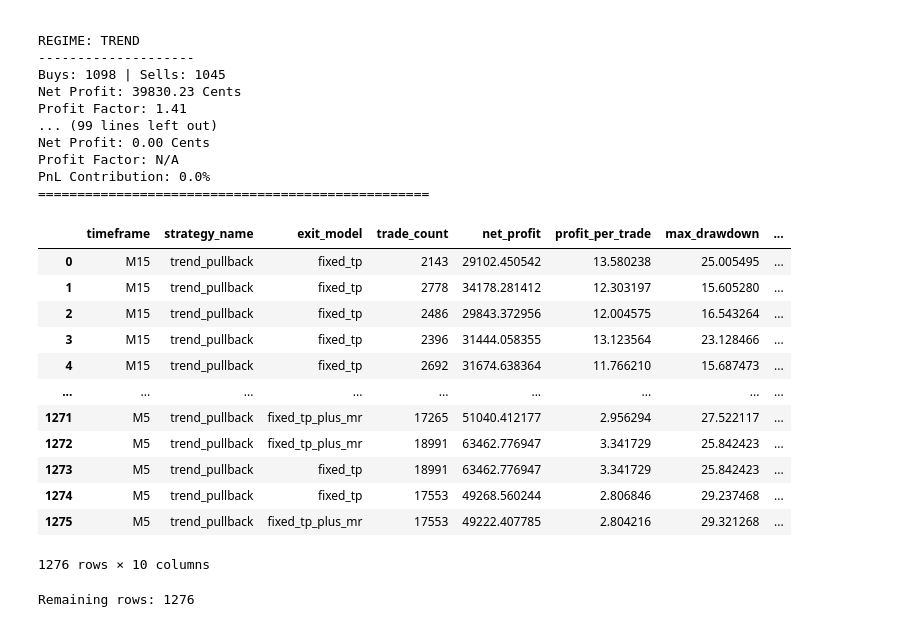
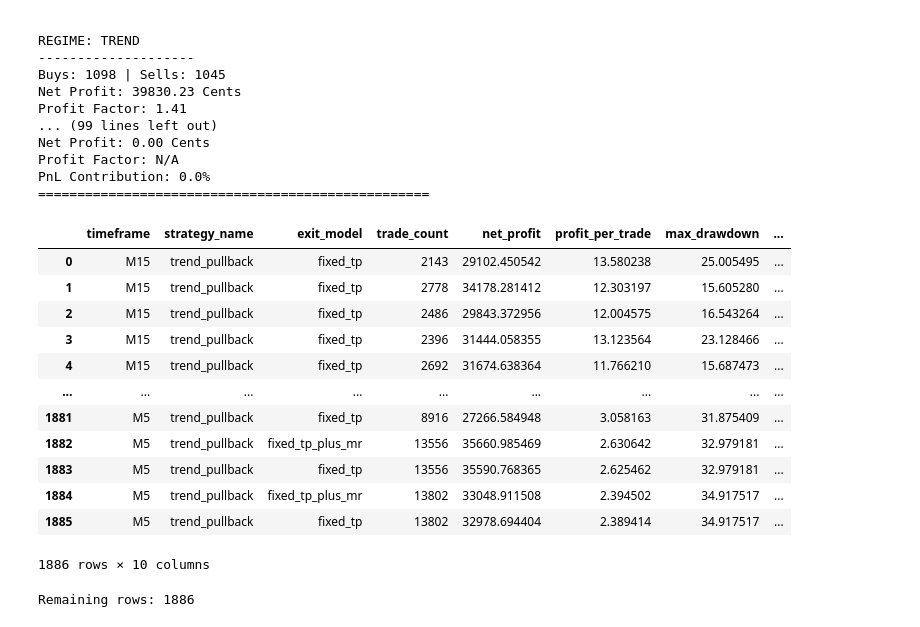
Before and after one commit to lucasmos/GoldRegime_X, a Jupyter notebook: notebooks/Strategy_Tester.ipynb, the cells around one changed output. Drawn from its saved outputs; the diff is of its cells as text; code cells hidden in the pictures.

```diff
--- a/notebooks/Strategy_Tester.ipynb
+++ b/notebooks/Strategy_Tester.ipynb
@@ -1561,37 +1561,43 @@ Profit Factor: N/A
 PnL Contribution: 0.0%
 ==================================================
 # %%
-MAX_DD_PCT = 30.0  # adjust cap (percent)
+MAX_DD_PCT = 35.0  # adjust cap (percent)
 
 cols = [
     "timeframe", "strategy_name", "exit_model",
     "trade_count", "net_profit", "profit_per_trade",
     "max_drawdown", "robust_score", "profit_factor", "sharpe"
 ]
 
-filtered = all_results[
-    all_results["max_drawdown"] <= MAX_DD_PCT
+results_df = globals().get("all_results", None)
+if results_df is None:
+    results_df = globals().get("valid_results", None)
+if results_df is None:
+    raise NameError("all_results and valid_results are not defined. Run the backtest cell first.")
+
+filtered = results_df[
+    results_df["max_drawdown"] <= MAX_DD_PCT
 ]
 
 display(
     filtered[cols]
     .sort_values(["timeframe", "robust_score"], ascending=[True, False])
     .reset_index(drop=True)
 )
 
 print("Remaining rows:", len(filtered))
 # %% [output]
 |  | timeframe | strategy_name | exit_model | trade_count | net_profit | profit_per_trade | max_drawdown | ... |
 | 0 | M15 | trend_pullback | fixed_tp | 2143 | 29102.450542 | 13.580238 | 25.005495 | ... |
 | 1 | M15 | trend_pullback | fixed_tp | 2778 | 34178.281412 | 12.303197 | 15.605280 | ... |
 | 2 | M15 | trend_pullback | fixed_tp | 2486 | 29843.372956 | 12.004575 | 16.543264 | ... |
 | 3 | M15 | trend_pullback | fixed_tp | 2396 | 31444.058355 | 13.123564 | 23.128466 | ... |
 | 4 | M15 | trend_pullback | fixed_tp | 2692 | 31674.638364 | 11.766210 | 15.687473 | ... |
 | ... | ... | ... | ... | ... | ... | ... | ... | ... |
-| 1271 | M5 | trend_pullback | fixed_tp_plus_mr | 17265 | 51040.412177 | 2.956294 | 27.522117 | ... |
-| 1272 | M5 | trend_pullback | fixed_tp_plus_mr | 18991 | 63462.776947 | 3.341729 | 25.842423 | ... |
-| 1273 | M5 | trend_pullback | fixed_tp | 18991 | 63462.776947 | 3.341729 | 25.842423 | ... |
-| 1274 | M5 | trend_pullback | fixed_tp | 17553 | 49268.560244 | 2.806846 | 29.237468 | ... |
-| 1275 | M5 | trend_pullback | fixed_tp_plus_mr | 17553 | 49222.407785 | 2.804216 | 29.321268 | ... |
+| 1881 | M5 | trend_pullback | fixed_tp | 8916 | 27266.584948 | 3.058163 | 31.875409 | ... |
+| 1882 | M5 | trend_pullback | fixed_tp_plus_mr | 13556 | 35660.985469 | 2.630642 | 32.979181 | ... |
+| 1883 | M5 | trend_pullback | fixed_tp | 13556 | 35590.768365 | 2.625462 | 32.979181 | ... |
+| 1884 | M5 | trend_pullback | fixed_tp_plus_mr | 13802 | 33048.911508 | 2.394502 | 34.917517 | ... |
+| 1885 | M5 | trend_pullback | fixed_tp | 13802 | 32978.694404 | 2.389414 | 34.917517 | ... |
-1276 rows × 10 columns
+1886 rows × 10 columns
-Remaining rows: 1276
+Remaining rows: 1886
```
Also changed, not shown: parts of 1 cell of this notebook, 1 other file.
